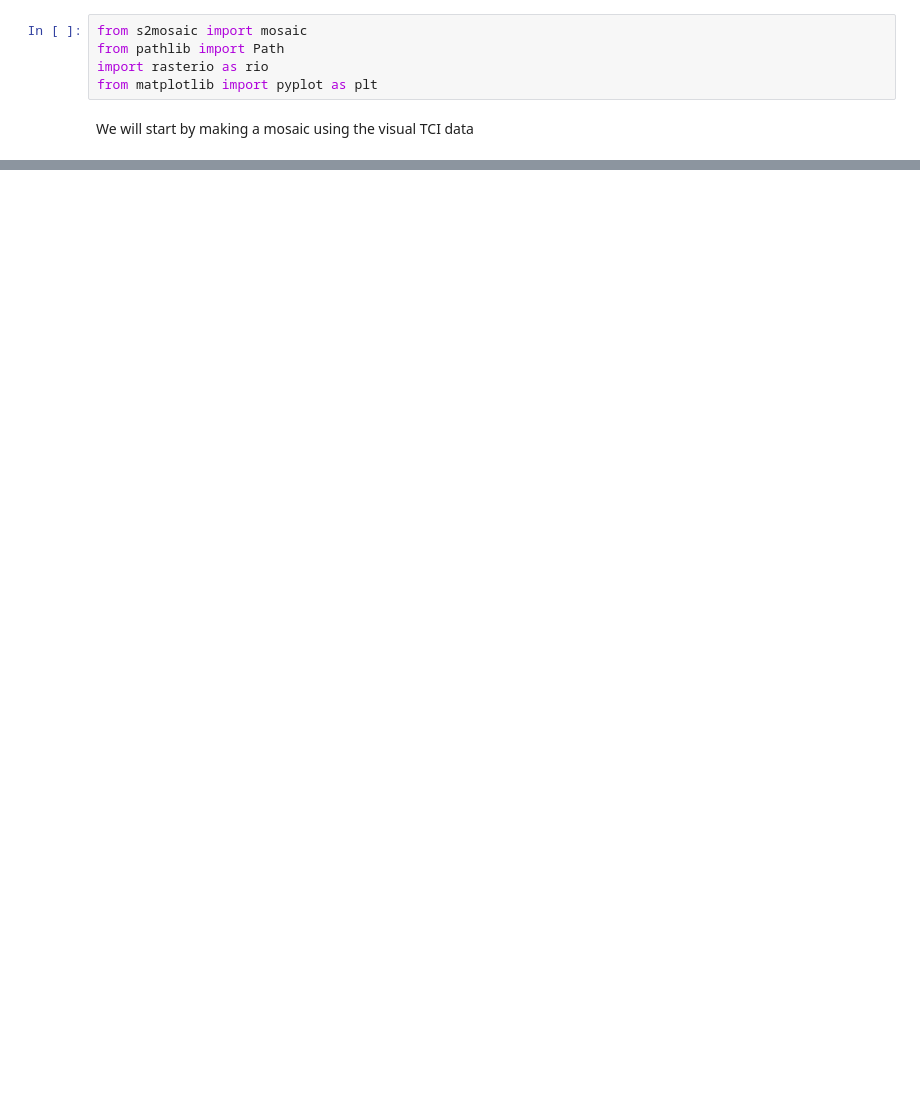
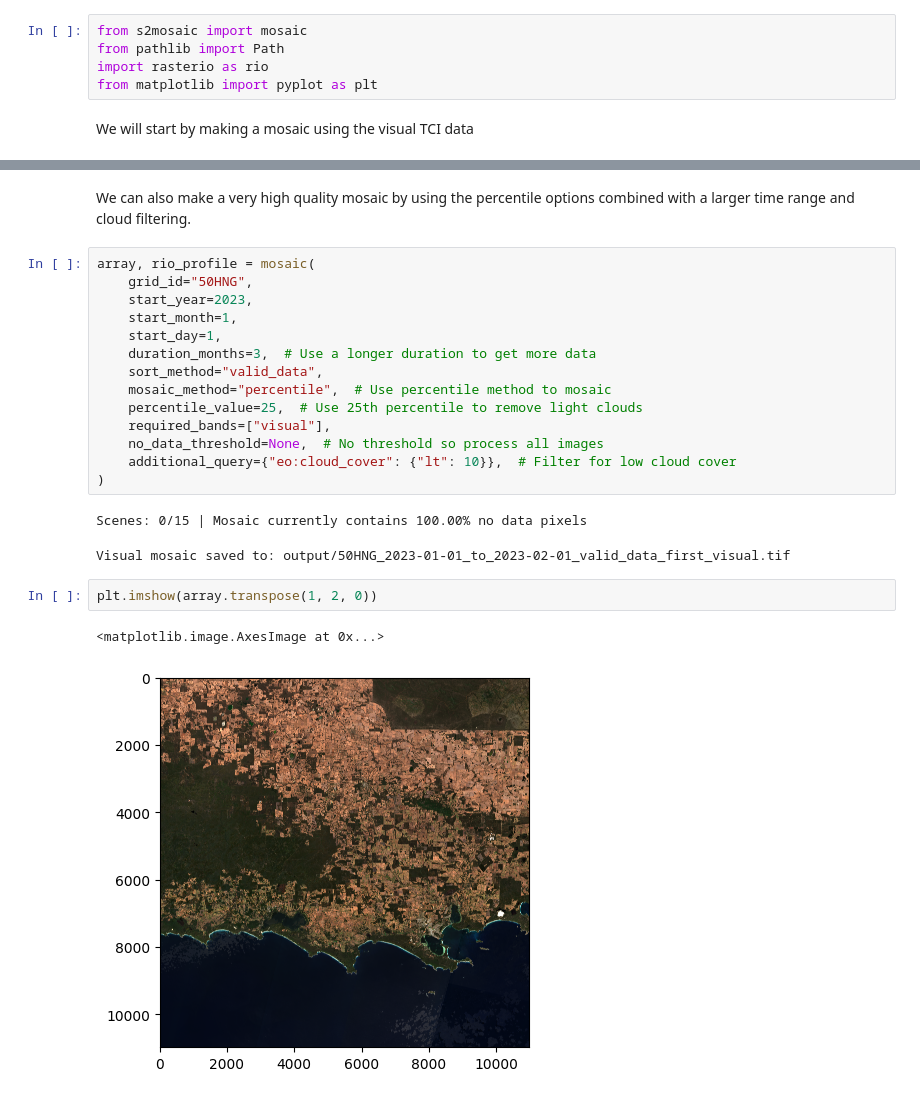
Before and after one commit to fferlito/S2Mosaic, a Jupyter notebook: Example use.ipynb, the cells around one changed output, grey strips where cells are left out. Cells and saved outputs as stored; diff of their text form; blank space fills up the shorter version.

Commit message:
Added percentile example

```diff
--- a/Example use.ipynb
+++ b/Example use.ipynb
@@ -61,0 +63,24 @@ for i, ax in enumerate(axs.flat):
+# %% [markdown]
+We can also make a very high quality mosaic by using the percentile options combined with a larger time range and cloud filtering.
+# %%
+array, rio_profile = mosaic(
+    grid_id="50HNG",
+    start_year=2023,
+    start_month=1,
+    start_day=1,
+    duration_months=3,  # Use a longer duration to get more data
+    sort_method="valid_data",
+    mosaic_method="percentile",  # Use percentile method to mosaic
+    percentile_value=25,  # Use 25th percentile to remove light clouds
+    required_bands=["visual"],
+    no_data_threshold=None,  # No threshold so process all images
+    additional_query={"eo:cloud_cover": {"lt": 10}},  # Filter for low cloud cover
+)
+# %% [output]
+Scenes: 0/15 | Mosaic currently contains 100.00% no data pixels
+Visual mosaic saved to: output/50HNG_2023-01-01_to_2023-02-01_valid_data_first_visual.tif
+# %%
+plt.imshow(array.transpose(1, 2, 0))
+# %% [output]
+<matplotlib.image.AxesImage at 0x...>
+[figure, added]
```
Also changed, not shown: parts of 5 cells of this notebook.
